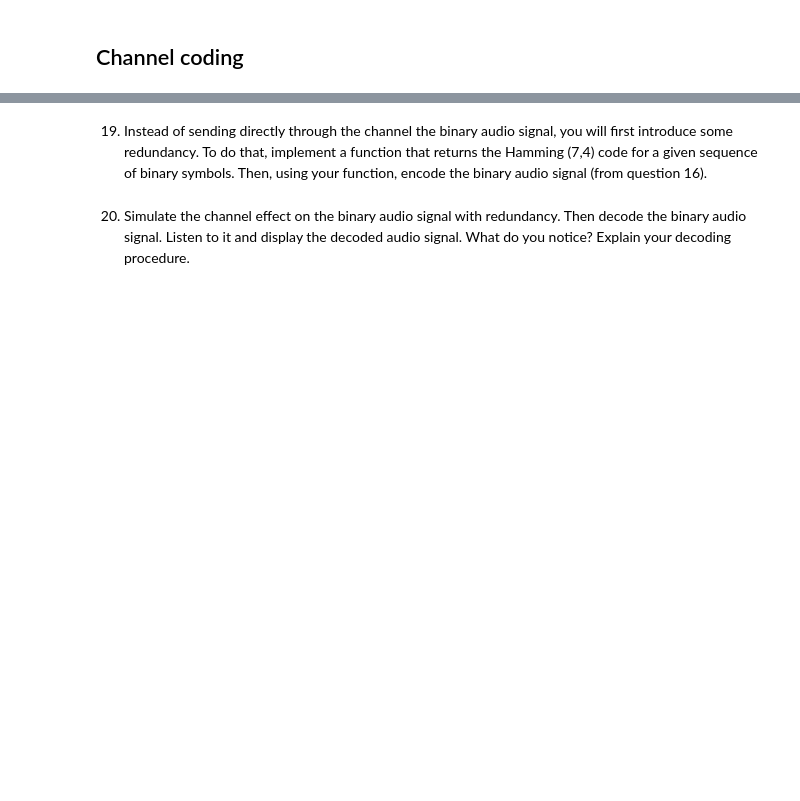
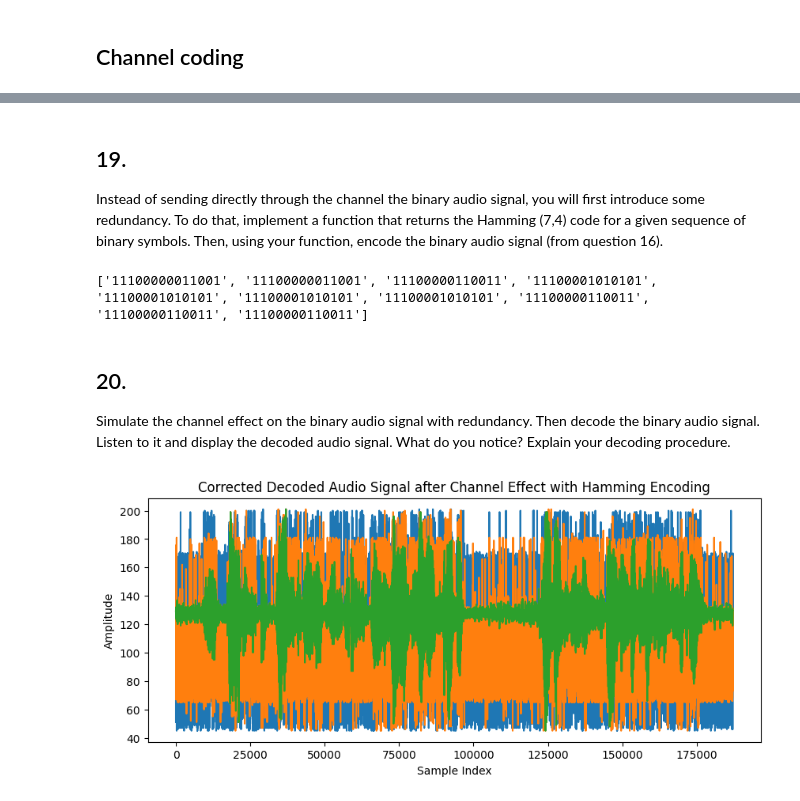
Before and after one commit to sergiopuertas/InfoCodingTheory, a Jupyter notebook: A2/P2 - Notebook.ipynb, the cells around one changed output, grey strips where cells are left out. Drawn from its saved outputs; the diff is of its cells as text; code cells hidden in the pictures; blank space fills up the shorter version.

Commit message:
small changes applied, format changed accordingly

```diff
--- a/A2/P2 - Notebook.ipynb
+++ b/A2/P2 - Notebook.ipynb
@@ -93,11 +95,11 @@ def LZ_Online(sequence):
     # The first entry is special, handle it separately
     if sequence[0] == '1':
         dictionary['1'] = (1, '1')
-        encoded_sequence += "(,1)"
+        encoded_sequence += "1"
         index = 2
     else:
         dictionary['0'] = (1, '0')
-        encoded_sequence += "(,0)"
+        encoded_sequence += "0"
         index = 2
 
     for c in sequence[1:]:
@@ -105,7 +107,7 @@ def LZ_Online(sequence):
         if wc not in dictionary:
             address_bits = int(np.ceil(np.log2(len(dictionary))))
             prefix = format(dictionary[w][0], '0{}b'.format(address_bits))
-            encoded_sequence += f"({prefix},{c})"
+            encoded_sequence += prefix
 
             bin_address = format(index, '0{}b'.format(address_bits))
             dictionary[wc] = (index, bin_address)
@@ -118,8 +120,8 @@ def LZ_Online(sequence):
     # Encode the last phrase if it's not empty
     if w:
         address_bits = int(np.ceil(np.log2(max(len(dictionary), 1))))
-        prefix = format(dictionary[w][0]-1, '0{}b'.format(address_bits))
-        encoded_sequence += f"({prefix},)"
+        prefix = format(dictionary[w][0], '0{}b'.format(address_bits))
+        encoded_sequence += prefix
 
     return dictionary, encoded_sequence
 
@@ -249,5 +263,6 @@ wavfile.write('decoded_audio.wav', fs,decoded_audio_signal.astype(np.float32))
 # %% [markdown]
-19. Instead of sending directly through the channel the binary audio signal, you will first
+## 19.
+Instead of sending directly through the channel the binary audio signal, you will first
 introduce some redundancy. To do that, implement a function that returns the
 Hamming (7,4) code for a given sequence of binary symbols. Then, using your
 function, encode the binary audio signal (from question 16).
@@ -304,8 +319,11 @@ def encode_hamming74(binary_sequence_8bit):
 encoded_sample_red = encode_hamming74(binary_ascii_encoded)
 # %%
 print(encoded_sample_red[:10])
+# %% [output]
+['11100000011001', '11100000011001', '11100000110011', '11100001010101', '11100001010101', '11100001010101', '11100001010101', '11100000110011', '11100000110011', '11100000110011']
 # %% [markdown]
-20. Simulate the channel effect on the binary audio signal with redundancy. Then decode
+## 20.
+Simulate the channel effect on the binary audio signal with redundancy. Then decode
 the binary audio signal. Listen to it and display the decoded audio signal. What do
 you notice? Explain your decoding procedure.
 # %%
@@ -370,14 +388,16 @@ decoded_audio_red = np.round(decoded_audio_red).astype(np.uint8)
 # %%
 plt.figure(figsize=(10, 4))
 plt.plot(decoded_audio_signal)
 plt.plot(decoded_audio_red)
 plt.plot(audio_signal)
 #plt.plot(abs(decoded_audio_red - audio_signal))
 #plt.plot(abs(decoded_audio_signal - audio_signal)[100000:100100])
 #plt.plot(abs(decoded_audio_signal - decoded_audio_red)[0:25000])
 plt.title('Corrected Decoded Audio Signal after Channel Effect with Hamming Encoding')
 plt.xlabel('Sample Index')
 plt.ylabel('Amplitude')
 plt.show()
 
-wavfile.write('decoded_audio_red.wav', fs,decoded_audio_signal.astype(np.float32))
+wavfile.write('decoded_audio_red.wav', fs,decoded_audio_red.astype(np.float32))
+# %% [output]
+[figure, added]
```
Also changed, not shown: parts of 9 cells of this notebook, 2 other files.
